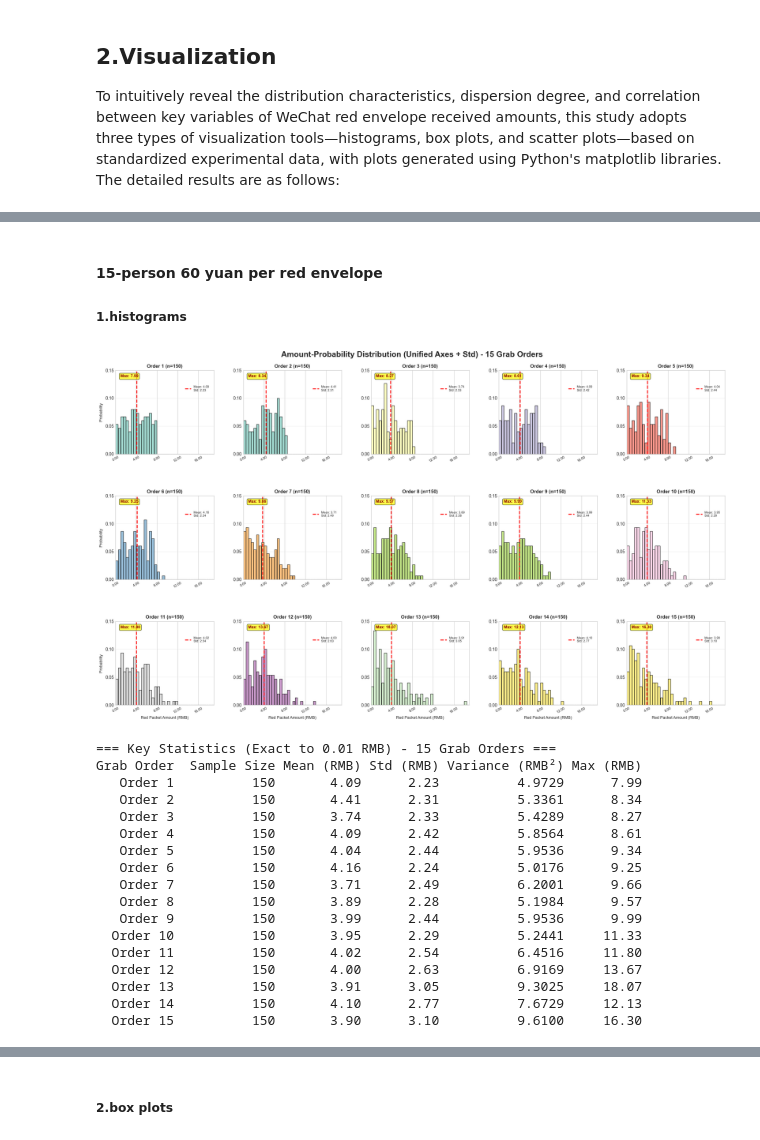
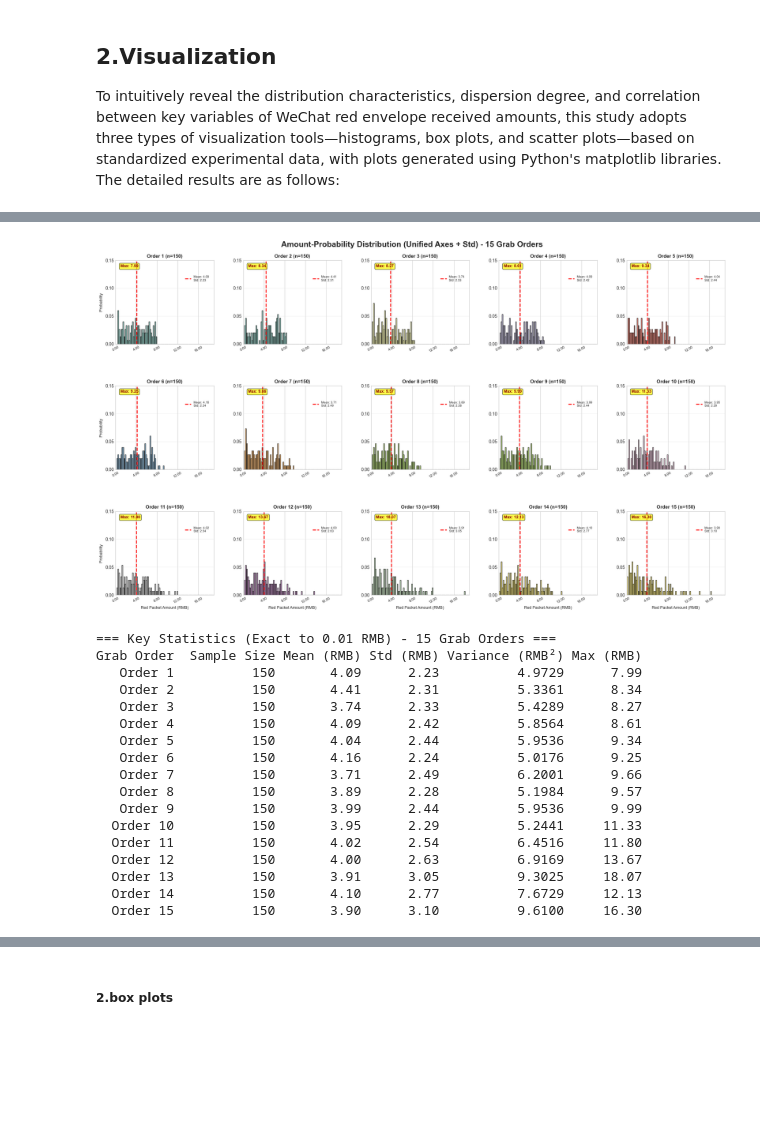
Before and after one commit to QLL-CCDD/SI140A-proj, a Jupyter notebook: tex/red_envelop.ipynb, the cells around one changed output, grey strips where cells are left out. Saved outputs shown, nothing was run; the diff lists cells and outputs as text; code cells hidden in the pictures; blank space fills up the shorter version.

Commit message:
Visualization and distribution

```diff
--- a/tex/red_envelop.ipynb
+++ b/tex/red_envelop.ipynb
@@ -582,7 +43,3 @@ Person3 (the third to grab) has amounts concentrated in the 0-55 RMB range, with
-# %% [markdown]
-#### **15-person** 60 yuan per red envelope
-
-##### **1.histograms**
 # %%
 import pandas as pd
 import numpy as np
@@ -604,7 +61,7 @@ global_min = np.floor(all_valid_data.min())
 global_max = np.ceil(all_valid_data.max())
 grab_order_labels = [f"Order {i+1}" for i in range(15)]
 
-bin_width = 0.50
+bin_width = 0.2
 bin_edges = np.arange(global_min, global_max + bin_width, bin_width)
 bins = len(bin_edges) - 1
 fig, axes = plt.subplots(3, 5, figsize=(20, 12))
@@ -705,34 +162,34 @@ for i in range(15):
     if len(valid_data) == 0:
         order_stats.append(
             {
                 "Grab Order": f"Order {i+1}",
                 "Sample Size": 0,
                 "Mean (RMB)": "N/A",
                 "Std (RMB)": "N/A",
                 "Variance (RMB²)": "N/A",
                 "Max (RMB)": "N/A",
             }
         )
         continue
     mean_val = np.mean(valid_data).round(2)
     std_val = np.std(valid_data).round(2)
     var_val = (std_val**2).round(4)
     max_val = np.max(valid_data).round(2)
     order_stats.append(
         {
             "Grab Order": f"Order {i+1}",
             "Sample Size": len(valid_data),
             "Mean (RMB)": f"{mean_val:.2f}",
             "Std (RMB)": f"{std_val:.2f}",
             "Variance (RMB²)": f"{var_val:.4f}",
             "Max (RMB)": f"{max_val:.2f}",
         }
     )
 
 stats_df = pd.DataFrame(order_stats)
 print(stats_df.to_string(index=False))
 # %% [output]
-[figure, old version]
+[figure, new version]
 === Key Statistics (Exact to 0.01 RMB) - 15 Grab Orders ===
 Grab Order  Sample Size Mean (RMB) Std (RMB) Variance (RMB²) Max (RMB)
    Order 1          150       4.09      2.23          4.9729      7.99
```
Also changed, not shown: parts of 31 cells of this notebook, 9 other files.
